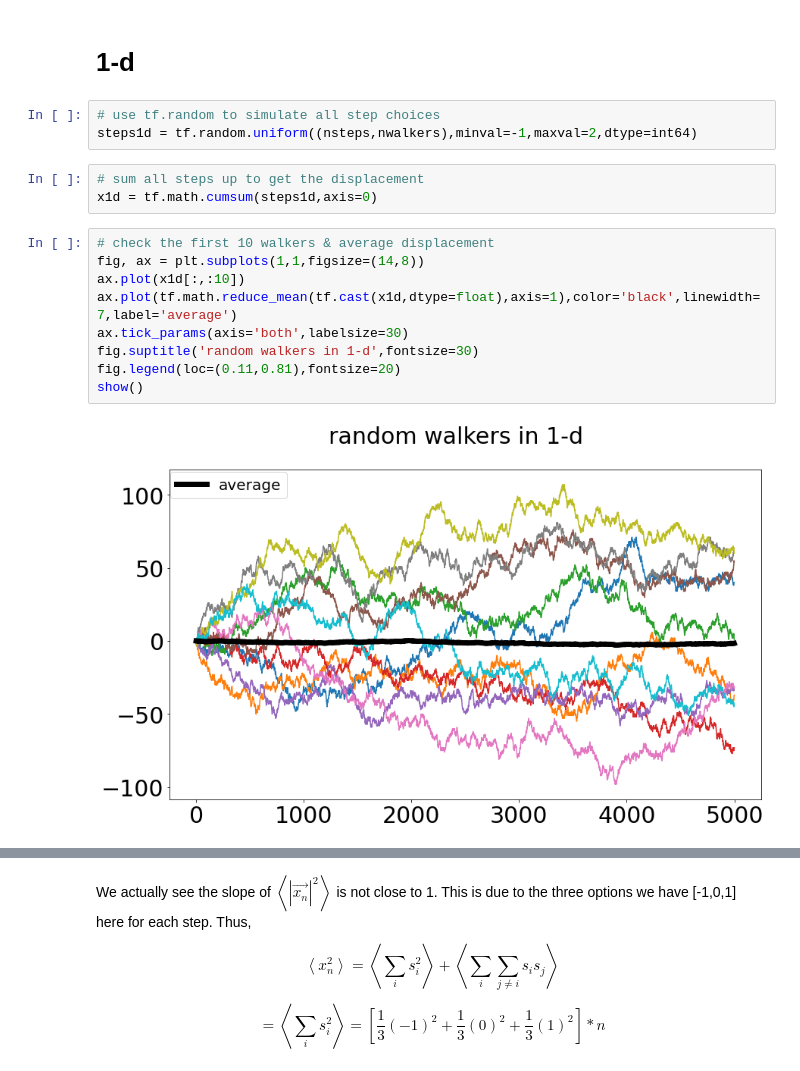
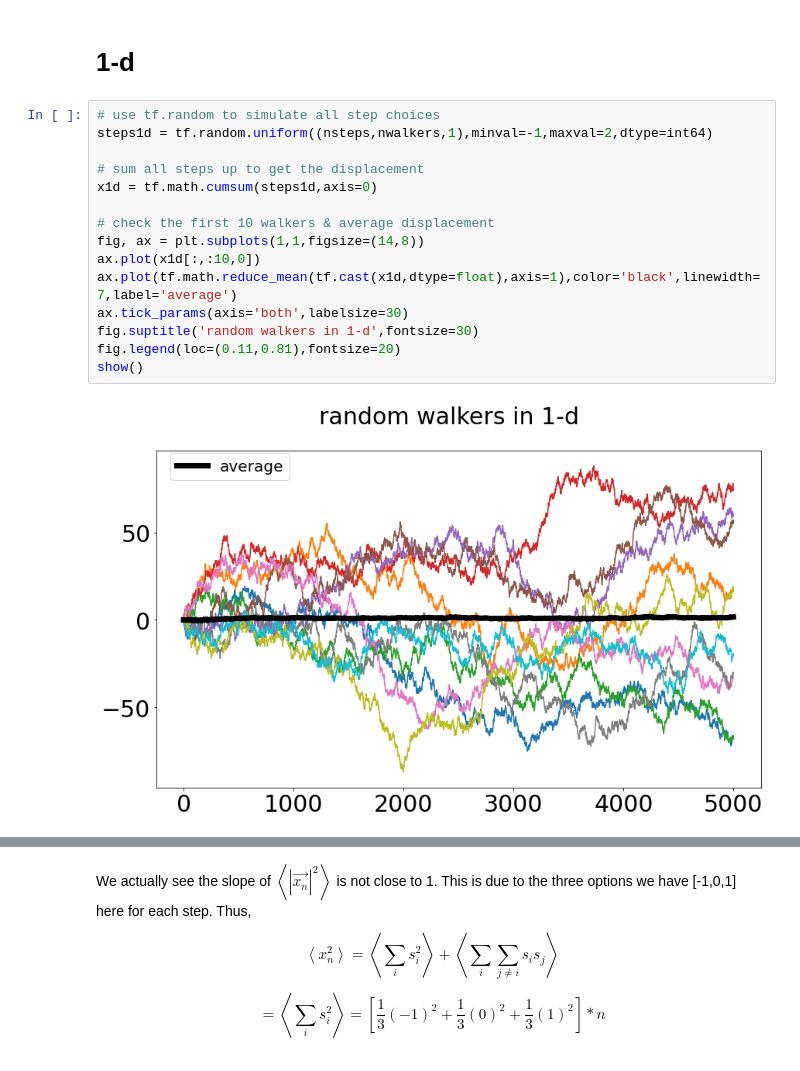
Before and after one commit to ubsuny/tensorflow-probability-CarlatBuffalo, a Jupyter notebook: RandomNumbers/P1_random_walkers.ipynb, the cells around one changed output, grey strips where cells are left out. Drawn from its saved outputs; the diff is of its cells as text.

```diff
--- a/RandomNumbers/P1_random_walkers.ipynb
+++ b/RandomNumbers/P1_random_walkers.ipynb
@@ -22,19 +35,19 @@ choices = [-1, 0, 1]   # choices given for each step
 # %% [markdown]
 # 1-d
-# %%
-# use tf.random to simulate all step choices
-steps1d = tf.random.uniform((nsteps,nwalkers),minval=-1,maxval=2,dtype=int64)
-# %%
-# sum all steps up to get the displacement
-x1d = tf.math.cumsum(steps1d,axis=0)
 # %%
+# use tf.random to simulate all step choices
+steps1d = tf.random.uniform((nsteps,nwalkers,1),minval=-1,maxval=2,dtype=int64)
+
+# sum all steps up to get the displacement
+x1d = tf.math.cumsum(steps1d,axis=0)
+
 # check the first 10 walkers & average displacement
 fig, ax = plt.subplots(1,1,figsize=(14,8))
-ax.plot(x1d[:,:10])
+ax.plot(x1d[:,:10,0])
 ax.plot(tf.math.reduce_mean(tf.cast(x1d,dtype=float),axis=1),color='black',linewidth=7,label='average')
 ax.tick_params(axis='both',labelsize=30)
 fig.suptitle('random walkers in 1-d',fontsize=30)
 fig.legend(loc=(0.11,0.81),fontsize=20)
 show()
 # %% [output]
-[figure, old version]
+[figure, new version]
```
Also changed, not shown: parts of 21 cells of this notebook.
